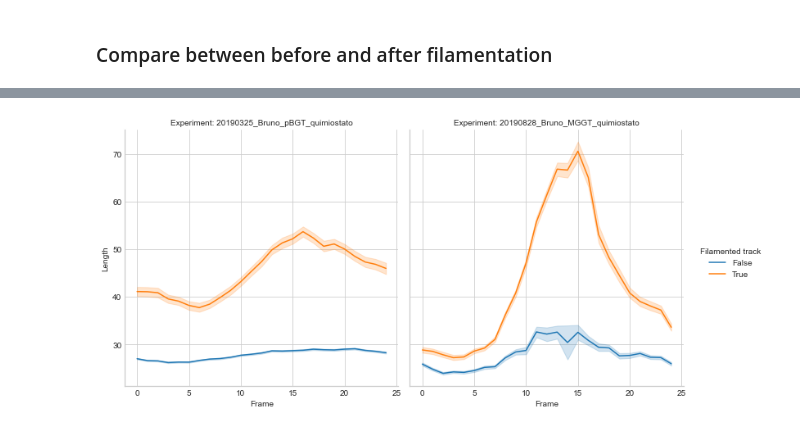
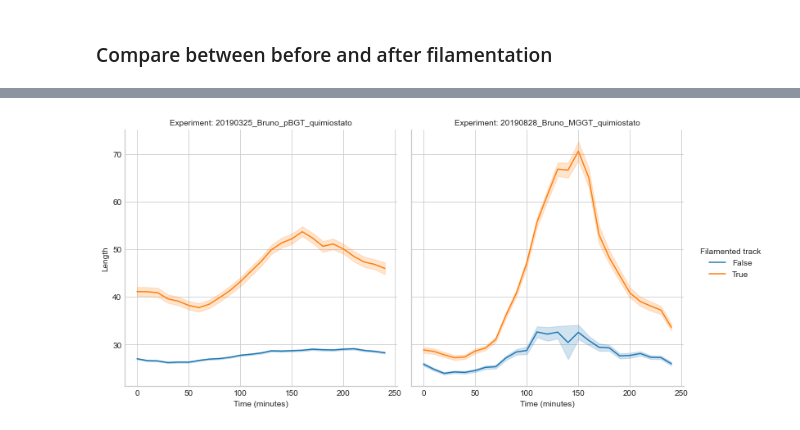
Before and after one commit to jvelezmagic/cell_viewer, a Jupyter notebook: notebooks/2.0-jvs-eda.ipynb, the cells around one changed output, grey strips where cells are left out. Drawn from its saved outputs; the diff is of its cells as text; code cells hidden in the pictures.

```diff
--- a/notebooks/2.0-jvs-eda.ipynb
+++ b/notebooks/2.0-jvs-eda.ipynb
@@ -230,23 +232,23 @@ pairplot_metrics_p
 # %%
 length_time_p = (
     processed_lineages_df
     .pipe(
         lambda df: sns.relplot(
             data=df,
-            x="centered_frame",
+            x="time",
             y="length",
             hue="filamentaded_track",
             col="experiment_id",
             kind="line"
         )
     )
 )
 
 (
     length_time_p
-    .set_axis_labels("Frame", "Length")
+    .set_axis_labels("Time (minutes)", "Length")
     .set_titles("Experiment: {col_name}")
     ._legend.set_title("Filamented track")
 )
 # %% [output]
-[figure, old version]
+[figure, new version]
```
Also changed, not shown: parts of 6 cells of this notebook.
